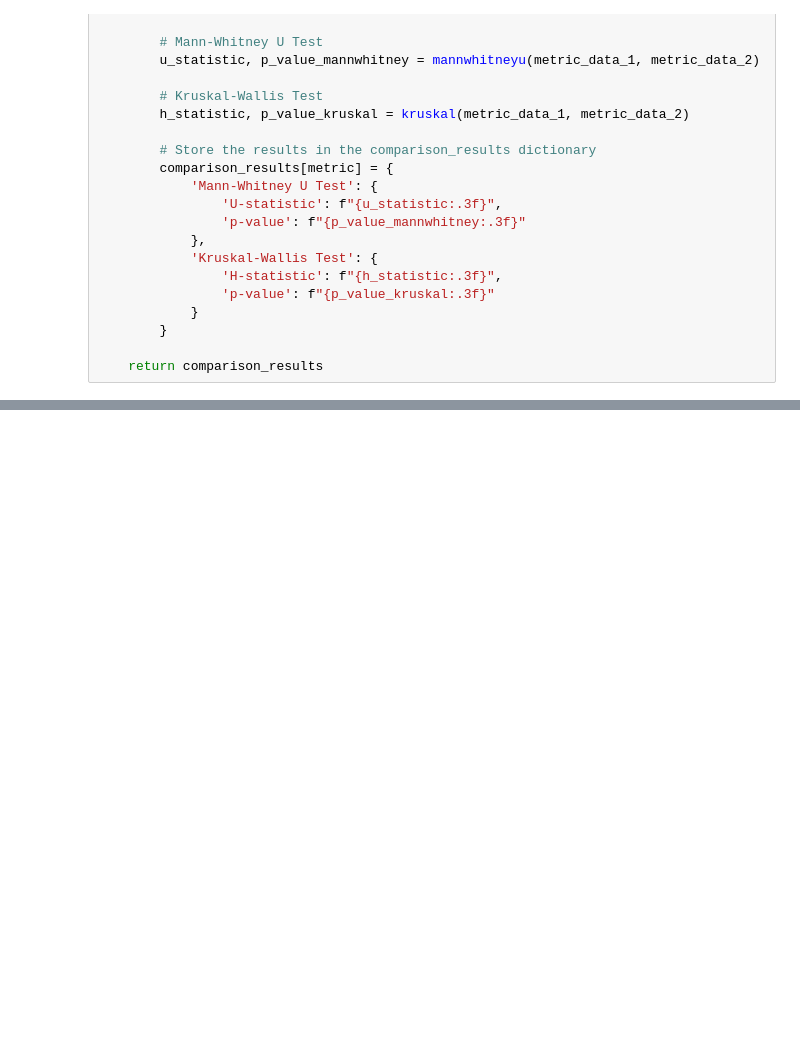
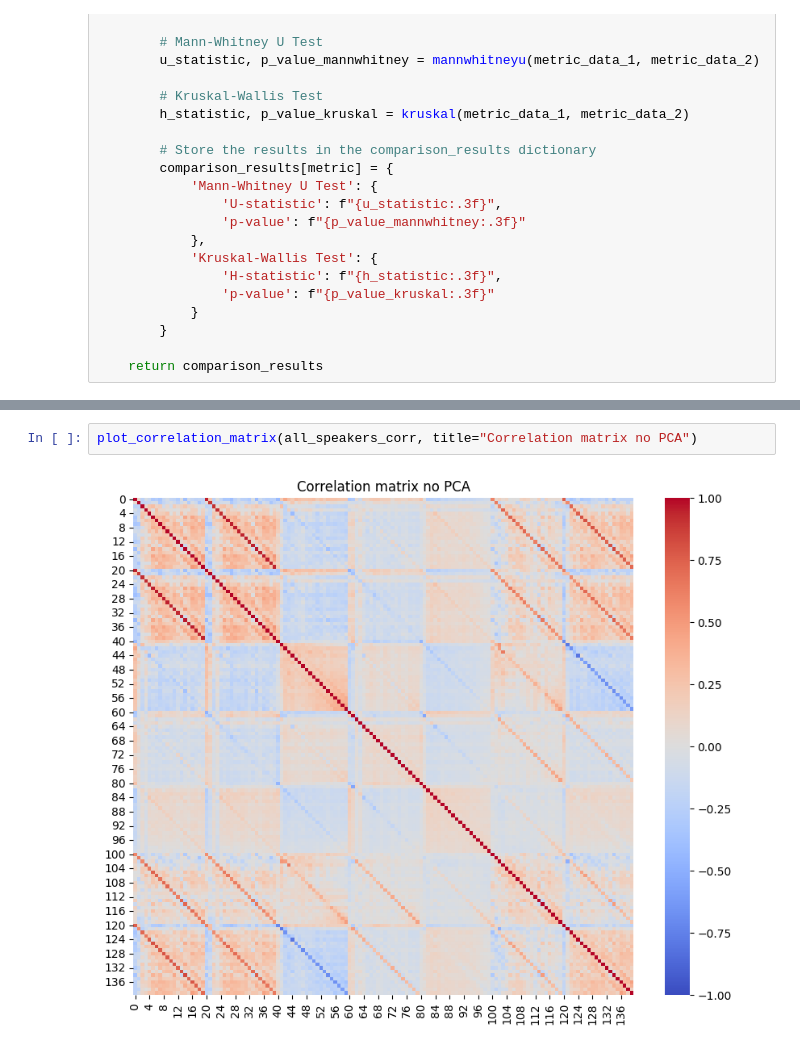
Before and after one commit to 0dink/BioMed_project, a Jupyter notebook: code/final_v3/statistical_tests.ipynb, the cells around one changed output, grey strips where cells are left out. Drawn from its saved outputs; the diff is of its cells as text; blank space fills up the shorter version.

```diff
--- a/code/final_v3/statistical_tests.ipynb
+++ b/code/final_v3/statistical_tests.ipynb
@@ -111,0 +279,4 @@ Metric: precision
+# %%
+plot_correlation_matrix(all_speakers_corr, title="Correlation matrix no PCA")
+# %% [output]
+[figure, added]
```
Also changed, not shown: parts of 10 cells of this notebook, 8 other files.
